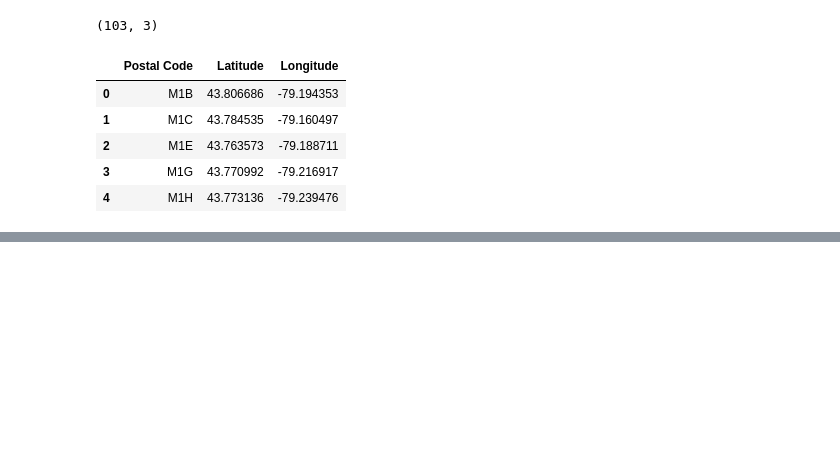
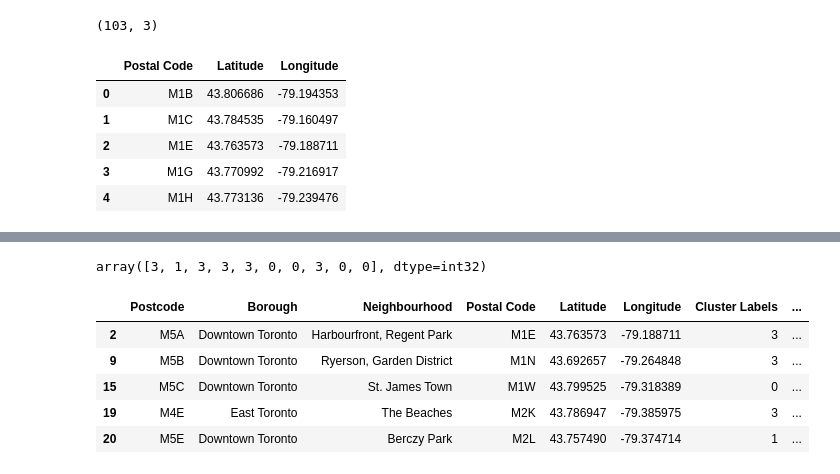
Before and after one commit to winsorem/Coursera_Capstone, a Jupyter notebook: Courseracapstone.ipynb, the cells around one changed output, grey strips where cells are left out. Drawn from its saved outputs; the diff is of its cells as text; code cells hidden in the pictures; blank space fills up the shorter version.

```diff
--- a/Courseracapstone.ipynb
+++ b/Courseracapstone.ipynb
@@ -84,0 +439,22 @@ df = pd.concat([df, dummy_variable_1], axis=1)
+# %%
+#create a df to display the top 10 venues in each neighbourhood
+num_top_venues = 10
+
+indicators = ['st', 'nd', 'rd']
+
+# create columns according to number of top venues
+columns = ['Neighbourhood']
+for ind in np.arange(num_top_venues):
+    try:
+        columns.append('{}{} Most Common Venue'.format(ind+1, indicators[ind]))
+    except:
+        columns.append('{}th Most Common Venue'.format(ind+1))
+
+# create a new dataframe
+neighbourhoods_venues_sorted = pd.DataFrame(columns=columns)
+neighbourhoods_venues_sorted['Neighbourhood'] = Toronto_grouped['Neighbourhood']
+
+for ind in np.arange(Toronto_grouped.shape[0]):
+    neighbourhoods_venues_sorted.iloc[ind, 1:] = return_most_common_venues(Toronto_grouped.iloc[ind, :], num_top_venues)
+
+neighbourhoods_venues_sorted.head()
@@ -84,0 +468,32 @@ df = pd.concat([df, dummy_variable_1], axis=1)
+# %%
+#cluster neighbourhoods
+from sklearn.cluster import KMeans
+# set number of clusters
+kclusters = 5
+
+Toronto_grouped_clustering = Toronto_grouped.drop('Neighbourhood', 1)
+
+# run k-means clustering
+kmeans = KMeans(n_clusters=kclusters, random_state=0).fit(Toronto_grouped_clustering)
+
+# check cluster labels generated for each row in the dataframe
+kmeans.labels_[0:10]
+# %% [output]
+array([3, 1, 3, 3, 3, 0, 0, 3, 0, 0], dtype=int32)
+# %%
+# add clustering labels
+neighbourhoods_venues_sorted.insert(0, 'Cluster Labels', kmeans.labels_)
+
+Toronto_merged = Toronto
+
+# merge toronto_grouped with toronto_data to add latitude/longitude for each neighbourhood
+Toronto_merged = Toronto_merged.join(neighbourhoods_venues_sorted.set_index('Neighbourhood'), on='Neighbourhood')
+
+Toronto_merged.head() # check the last columns!
+# %% [output]
+|  | Postcode | Borough | Neighbourhood | Postal Code | Latitude | Longitude | Cluster Labels | ... |
+| 2 | M5A | Downtown Toronto | Harbourfront, Regent Park | M1E | 43.763573 | -79.188711 | 3 | ... |
+| 9 | M5B | Downtown Toronto | Ryerson, Garden District | M1N | 43.692657 | -79.264848 | 3 | ... |
+| 15 | M5C | Downtown Toronto | St. James Town | M1W | 43.799525 | -79.318389 | 0 | ... |
+| 19 | M4E | East Toronto | The Beaches | M2K | 43.786947 | -79.385975 | 3 | ... |
+| 20 | M5E | Downtown Toronto | Berczy Park | M2L | 43.757490 | -79.374714 | 1 | ... |
```
Also changed, not shown: parts of 23 cells of this notebook.
